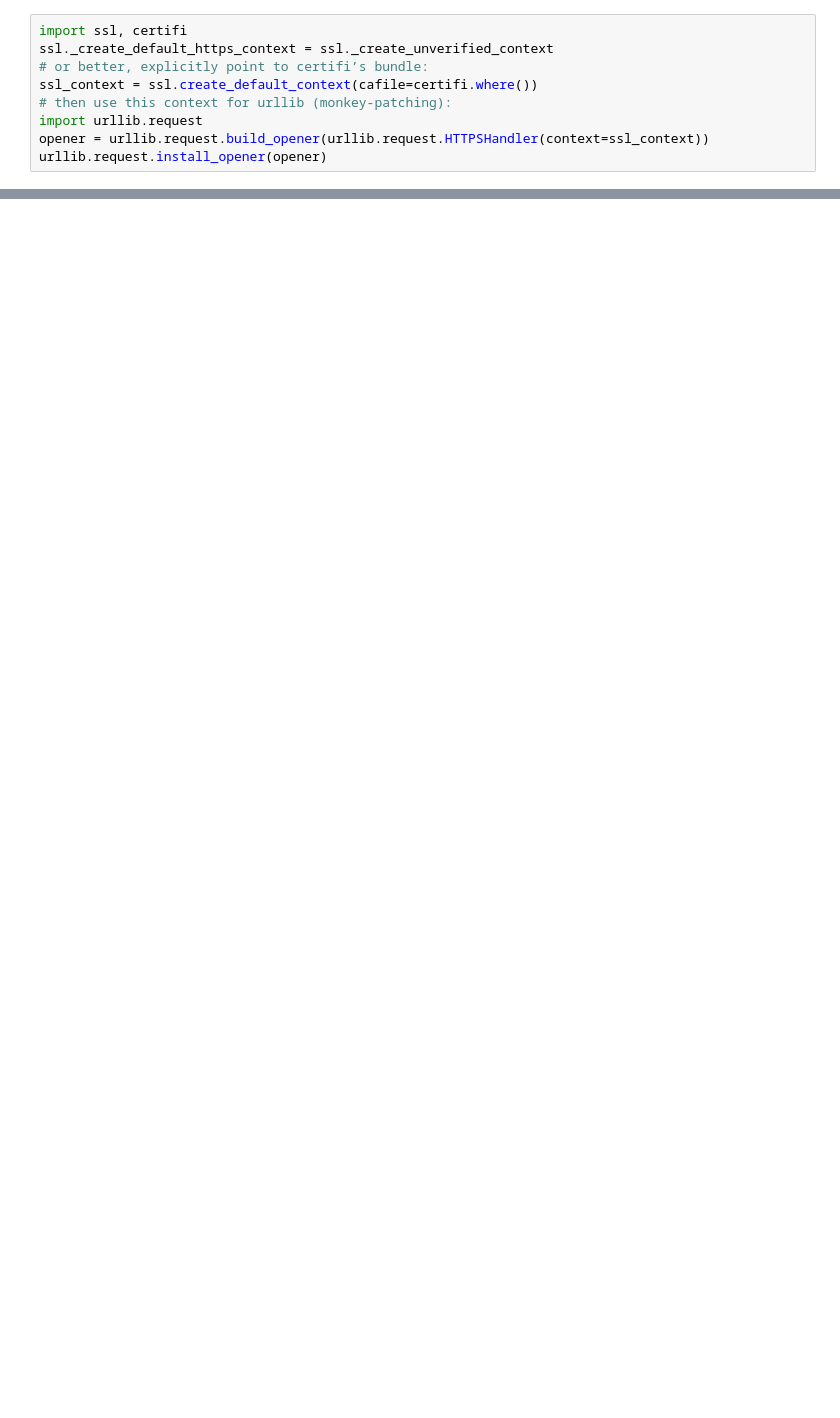
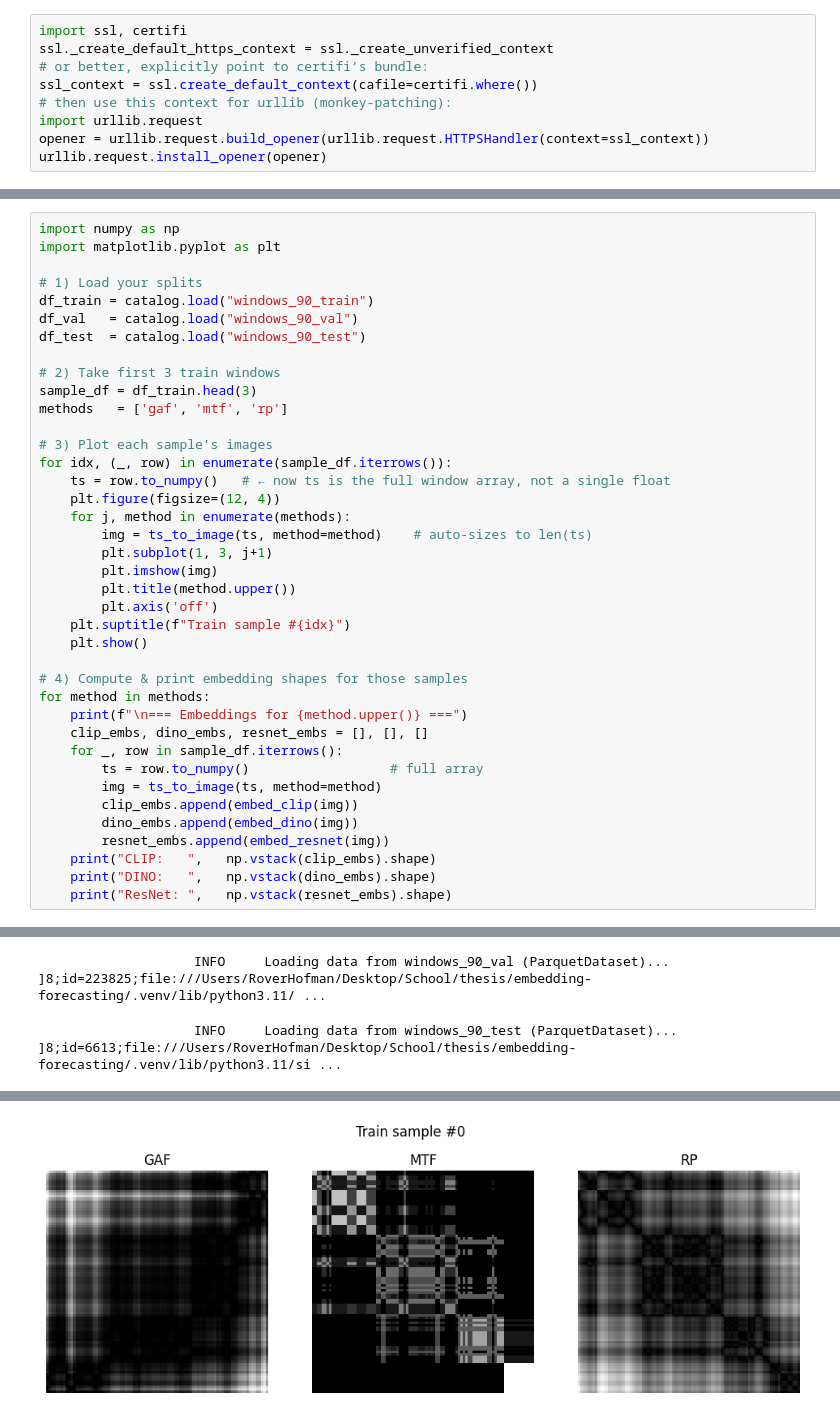
Before and after one commit to roverhofman/thesis_embeddings, a Jupyter notebook: embedding-forecasting/notebooks/image_embeddings.ipynb, the cells around one changed output, grey strips where cells are left out. Cells and saved outputs as stored; diff of their text form; blank space fills up the shorter version.

Commit message:
inttroduced image embeddings

```diff
--- a/embedding-forecasting/notebooks/image_embeddings.ipynb
+++ b/embedding-forecasting/notebooks/image_embeddings.ipynb
@@ -146,0 +182,40 @@ got 1 channels instead
+# %%
+import numpy as np
+import matplotlib.pyplot as plt
+
+# 1) Load your splits
+df_train = catalog.load("windows_90_train")
+df_val   = catalog.load("windows_90_val")
+df_test  = catalog.load("windows_90_test")
+
+# 2) Take first 3 train windows
+sample_df = df_train.head(3)
+methods   = ['gaf', 'mtf', 'rp']
+
+# 3) Plot each sample’s images
+for idx, (_, row) in enumerate(sample_df.iterrows()):
+    ts = row.to_numpy()   # ← now ts is the full window array, not a single float
+    plt.figure(figsize=(12, 4))
+    for j, method in enumerate(methods):
+        img = ts_to_image(ts, method=method)    # auto‐sizes to len(ts)
+        plt.subplot(1, 3, j+1)
+        plt.imshow(img)
+        plt.title(method.upper())
+        plt.axis('off')
+    plt.suptitle(f"Train sample #{idx}")
+    plt.show()
+
+# 4) Compute & print embedding shapes for those samples
+for method in methods:
+    print(f"\n=== Embeddings for {method.upper()} ===")
+    clip_embs, dino_embs, resnet_embs = [], [], []
+    for _, row in sample_df.iterrows():
+        ts = row.to_numpy()                  # full array
+        img = ts_to_image(ts, method=method)
+        clip_embs.append(embed_clip(img))
+        dino_embs.append(embed_dino(img))
+        resnet_embs.append(embed_resnet(img))
+    print("CLIP:   ",   np.vstack(clip_embs).shape)
+    print("DINO:   ",   np.vstack(dino_embs).shape)
+    print("ResNet: ",   np.vstack(resnet_embs).shape)
+# %% [output]
@@ -146,0 +223,2 @@ got 1 channels instead
+                    INFO     Loading data from windows_90_val (ParquetDataset)...               ]8;id=223825;file:///Users/RoverHofman/Desktop/School/thesis/embedding-forecasting/.venv/lib/python3.11/ ...
+                    INFO     Loading data from windows_90_test (ParquetDataset)...              ]8;id=6613;file:///Users/RoverHofman/Desktop/School/thesis/embedding-forecasting/.venv/lib/python3.11/si ...
@@ -146,0 +226 @@ got 1 channels instead
+[figure, added]
```
Also changed, not shown: parts of 9 cells of this notebook, 42 other files.
